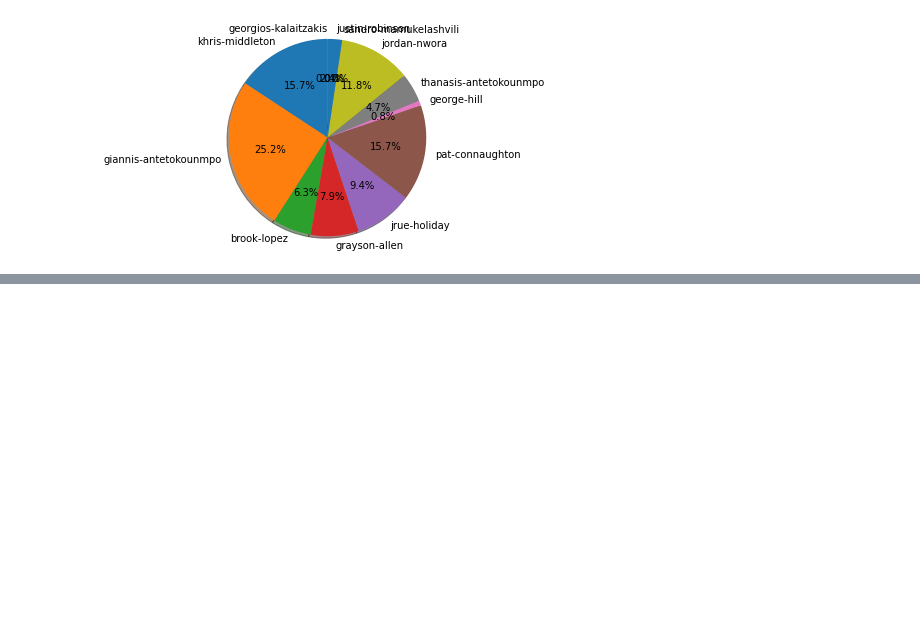
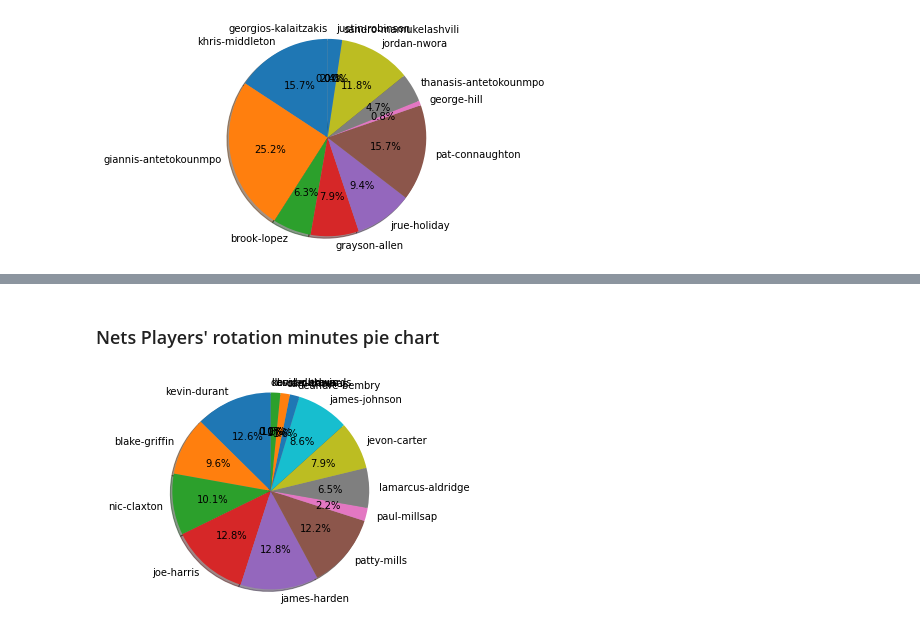
Before and after one commit to mateuszlesko/NBA_data_gain_-_analysis, a Jupyter notebook: analysis/bucks-nets.ipynb, the cells around one changed output, grey strips where cells are left out. Saved outputs shown, nothing was run; the diff lists cells and outputs as text; code cells hidden in the pictures; blank space fills up the shorter version.

```diff
--- a/analysis/bucks-nets.ipynb
+++ b/analysis/bucks-nets.ipynb
@@ -15,20 +57,15 @@ calculate_player_usage = lambda ps, ts : ps /ts
 # %% [markdown]
 ### Bucks Players' rotation minutes pie chart
 # %%
-calculate_player_usage = lambda ps, ts : ps /ts
-def calculate_rotation_minutes_percent(played_minutes,team_total_minutes):
-    convert_60_to_100 = lambda t : t / 60
-    player_minutes_f = float(played_minutes.split(":")[0])
-    player_seconds_f = convert_60_to_100(float(played_minutes.split(":")[1]))
-
-    return player_minutes_f + player_seconds_f
-
 TOTAL_MINUTES = float(bucks_summary_stats["minutes"].replace(":","."))
 labels = []
 minutes_rotation_percents = []
+i = 0
 for player in bucks_indvidual_stats:
     labels.append(player["playerSlug"])
+    i = i + 1
     minutes_rotation_percents.append(calculate_rotation_minutes_percent(player["statistics"]["minutes"],TOTAL_MINUTES))
+print(i)
 import matplotlib.pyplot as plt
 
 fig1, ax1 = plt.subplots()
@@ -63,13 +101,17 @@ players_assists_dict = {}
 players_blocks_dict = {}
 players_steals_dict = {}
 players_3pt_made_dict = {}
+players_free_throws_dict = {}
 for player in bucks_indvidual_stats:
     players_score_dict["{}".format(player["playerSlug"])] = player["statistics"]["points"]
     players_rebounds_dict["{}".format(player["playerSlug"])] = player["statistics"]["reboundsTotal"]
     players_assists_dict["{}".format(player["playerSlug"])] = player["statistics"]["assists"]
     players_blocks_dict["{}".format(player["playerSlug"])] = player["statistics"]["blocks"]
     players_steals_dict["{}".format(player["playerSlug"])] = player["statistics"]["steals"]
-    players_3pt_made_dict["{}".format(player["playerSlug"])] = player["statistics"]["threePointersPercentage"]
+    if player["statistics"]["threePointersAttempted"] > 1 :
+        players_3pt_made_dict["{}".format(player["playerSlug"])] = player["statistics"]["threePointersPercentage"]
+    if player["statistics"]["freeThrowsAttempted"] >= 3 :
+        players_free_throws_dict["{}".format(player["playerSlug"])] = player["statistics"]["freeThrowsPercentage"]
 
 
 
@@ -79,12 +121,16 @@ assists_leader = max(players_assists_dict,key=players_assists_dict.get)
 blocks_leader = max(players_blocks_dict,key=players_blocks_dict.get)
 steals_leader = max(players_steals_dict,key=players_steals_dict.get)
 leader_3pt =  max(players_3pt_made_dict,key=players_3pt_made_dict.get)
+
+
+leader_free_throws = max(players_free_throws_dict,key=players_free_throws_dict.get)
 print("Scoring leader:",score_leader)
 print("Rebounding leader:",rebounds_leader)
 print("Assisting leader:",assists_leader)
 print("Blocking leader:",blocks_leader)
 print("Stealing leader:",steals_leader)
 print("Top 3pt specialist:",leader_3pt)
+print("Top free throw specialist:",leader_free_throws)
 # %% [output]
 Scoring leader: giannis-antetokounmpo
 Rebounding leader: giannis-antetokounmpo
@@ -94,0 +181,17 @@ Top 3pt specialist: brook-lopez
+# %% [markdown]
+### Nets Players' rotation minutes pie chart
+# %%
+TOTAL_MINUTES = float(nets_summary_stats["minutes"].replace(":","."))
+labels = []
+minutes_rotation_percents = []
+for player in nets_indvidual_stats:
+    i = i+1
+    labels.append(player["playerSlug"])
+    minutes_rotation_percents.append(calculate_rotation_minutes_percent(player["statistics"]["minutes"],TOTAL_MINUTES))
+import matplotlib.pyplot as plt
+fig1, ax1 = plt.subplots()
+ax1.pie(minutes_rotation_percents,labels=labels,shadow=True,startangle=90,autopct='%1.1f%%')
+ax1.axis('equal')
+plt.show()
+# %% [output]
+[figure, added]
```
Also changed, not shown: parts of 22 cells of this notebook.
